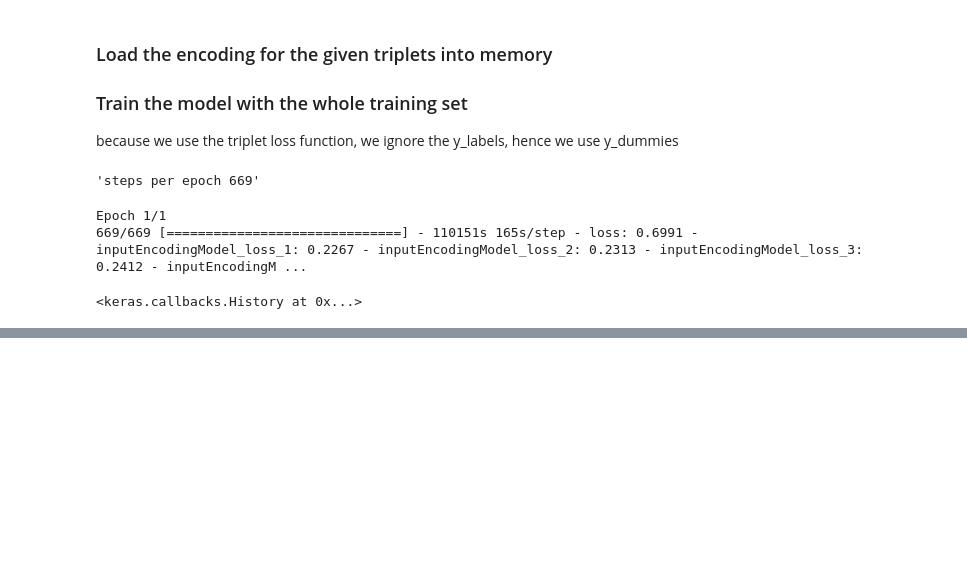
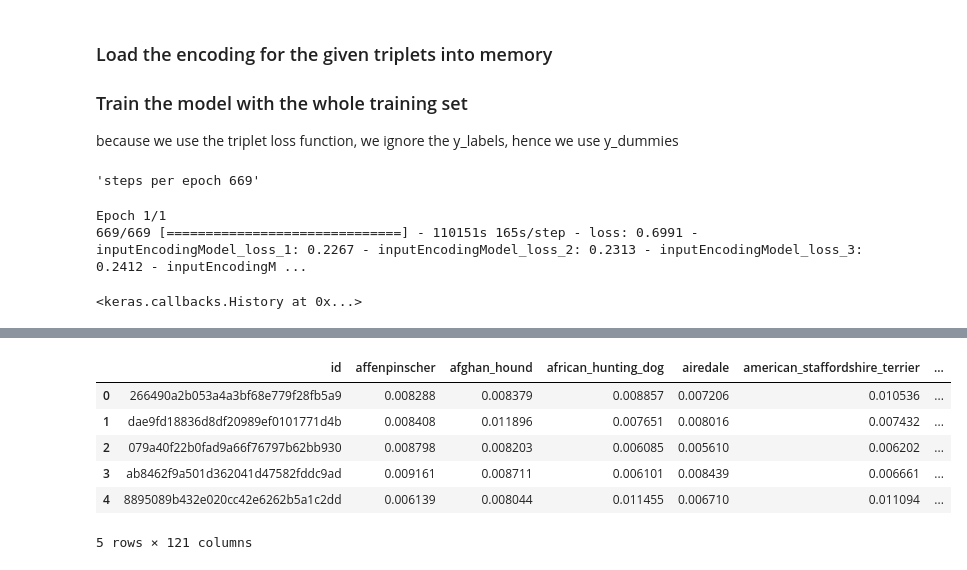
Before and after one commit to alechfho/dog_breed, a Jupyter notebook: doggie_breed_labels.ipynb, the cells around one changed output, grey strips where cells are left out. Cells and saved outputs as stored; diff of their text form; code cells hidden in the pictures; blank space fills up the shorter version.

```diff
--- a/doggie_breed_labels.ipynb
+++ b/doggie_breed_labels.ipynb
@@ -266,0 +252,53 @@ def extract_triplets(df_mismatch, df_train):
+# %%
+def get_identities_encoding_map(df_train, encoding_function):
+    identities = find_all_anchors(df_train)
+
+    identity_map = {}
+    for i, row in identities.iterrows():
+        breed = row['breed']
+        if not (breed in identity_map.keys()):
+            #print('breed {breed} not in map'.format(breed=breed))
+            identity_map[breed] = []
+        encoding_list = identity_map[breed]
+        #print('loading encoding for {id}'.format(id=row['id']))
+        encoding = encoding_function(np.loadtxt(row[ENCODING_COL]))
+        encoding_list.append(encoding)
+        #print('breed {breed} list {len}'.format(breed=breed, len=len(encoding_list)))
+    return identity_map;
+
+def predict_on_test_model(df_labels, df_test, breeds, encoding_function):
+    identity_encoding_map = get_identities_encoding_map(df_labels, encoding_function)
+
+    predictions = []
+    for i, row in df_test.iterrows():
+        test_encoding = encoding_function(np.loadtxt(row.encoding))
+        result = []
+        id = row['id']
+        result.append(id)
+        distances = []
+        #i = 0
+        for breed in breeds:
+            min_dist = np.min(list(map(lambda x: distance(test_encoding, x), identity_encoding_map[breed])))
+            # print('{id} {breed} dist {min_dist}'.format(id=id, breed=breed, min_dist=min_dist))
+            distances.append(min_dist)
+        distances = softmax(np.subtract(1, distances))
+        result.extend(distances)
+        #print(result)
+        predictions.append(result)
+    return predictions
+# %%
+predictions = predict_on_test_model(df_train, df_test, breeds, model_encode(encoding_model, ENCODING_SIZE))
+# %%
+cols = ['id']
+cols.extend(breeds)
+df_predictions = pd.DataFrame(predictions, columns=cols)
+
+display(df_predictions.head())
+# %% [output]
+|  | id | affenpinscher | afghan_hound | african_hunting_dog | airedale | american_staffordshire_terrier | ... |
+| 0 | 266490a2b053a4a3bf68e779f28fb5a9 | 0.008288 | 0.008379 | 0.008857 | 0.007206 | 0.010536 | ... |
+| 1 | dae9fd18836d8df20989ef0101771d4b | 0.008408 | 0.011896 | 0.007651 | 0.008016 | 0.007432 | ... |
+| 2 | 079a40f22b0fad9a66f76797b62bb930 | 0.008798 | 0.008203 | 0.006085 | 0.005610 | 0.006202 | ... |
+| 3 | ab8462f9a501d362041d47582fddc9ad | 0.009161 | 0.008711 | 0.006101 | 0.008439 | 0.006661 | ... |
+| 4 | 8895089b432e020cc42e6262b5a1c2dd | 0.006139 | 0.008044 | 0.011455 | 0.006710 | 0.011094 | ... |
+5 rows × 121 columns
```
Also changed, not shown: parts of 8 cells of this notebook, 1 other file.
